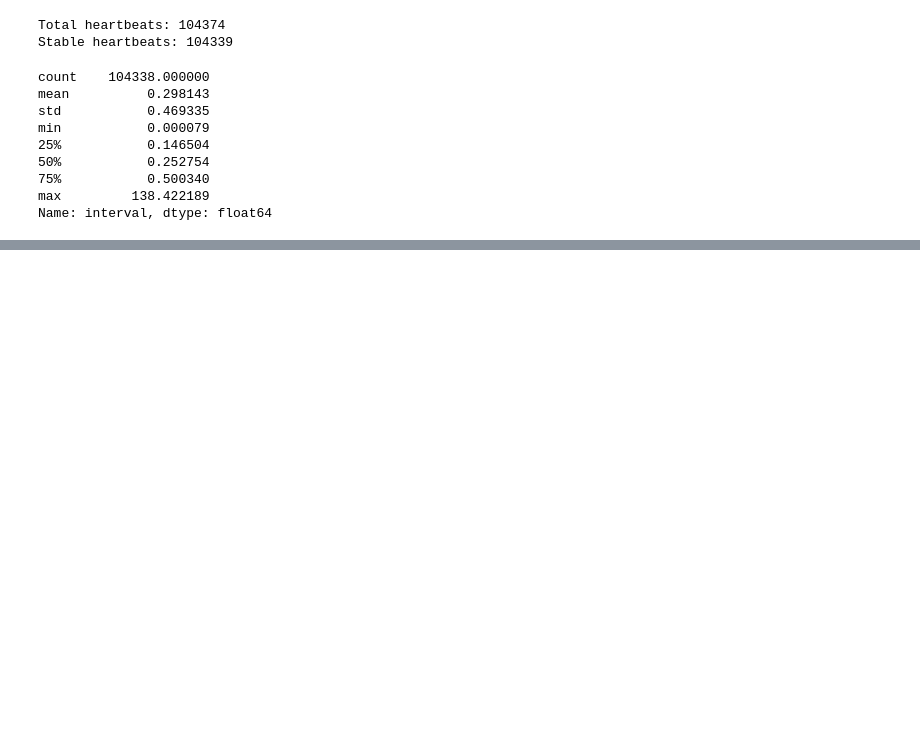
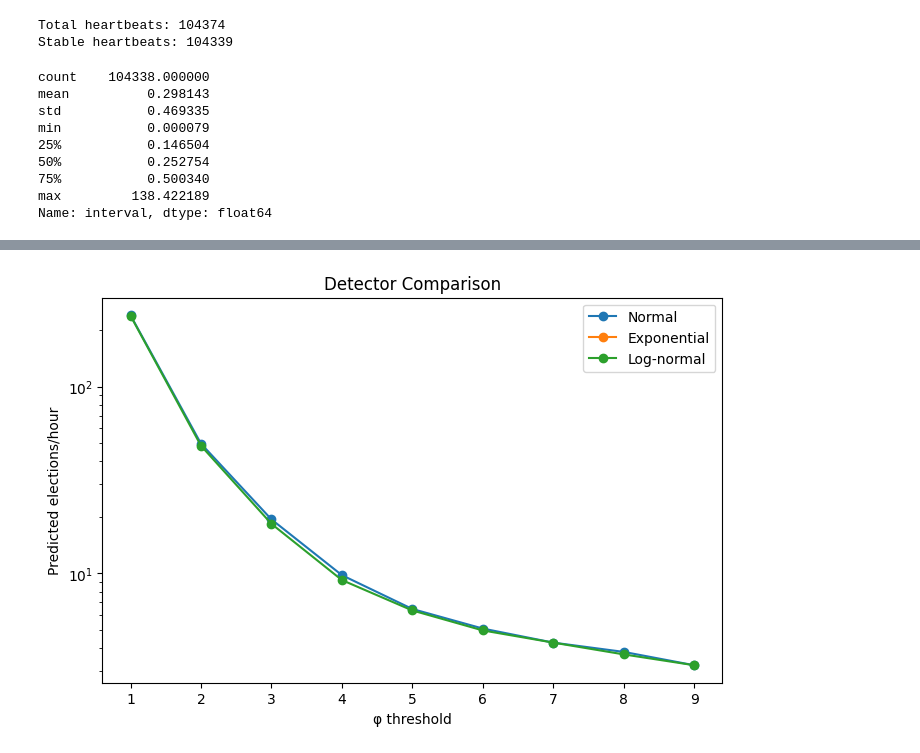
Before and after one commit to nriedman/raft-research, a Jupyter notebook: analysis/long_trace/trace-replay.ipynb, the cells around one changed output, grey strips where cells are left out. Saved outputs shown, nothing was run; the diff lists cells and outputs as text; code cells hidden in the pictures; blank space fills up the shorter version.

```diff
--- a/analysis/long_trace/trace-replay.ipynb
+++ b/analysis/long_trace/trace-replay.ipynb
@@ -105,0 +282,15 @@ plt.show()
+# %%
+plt.plot(results_df["phi"], results_df["normal_elections_per_hour"], marker="o", label="Normal")
+plt.plot(results_df["phi"], results_df["exp_elections_per_hour"], marker="o", label="Exponential")
+plt.plot(results_df["phi"], results_df["lognormal_elections_per_hour"], marker="o", label="Log-normal")
+
+plt.yscale("log")
+
+plt.xlabel("φ threshold")
+plt.ylabel("Predicted elections/hour")
+plt.title("Detector Comparison")
+
+plt.legend()
+plt.show()
+# %% [output]
+[figure, added]
```
Also changed, not shown: parts of 19 cells of this notebook.
